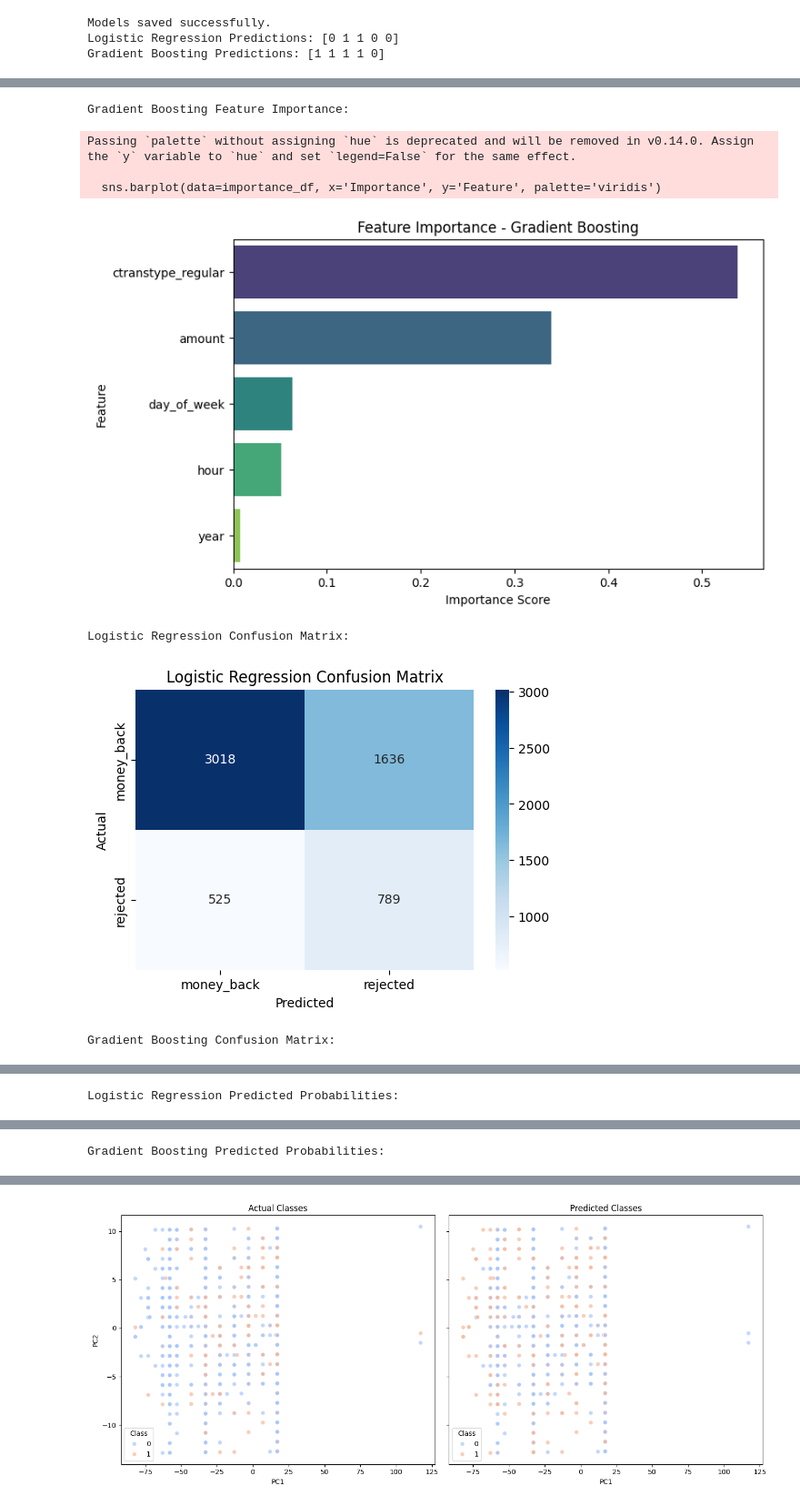
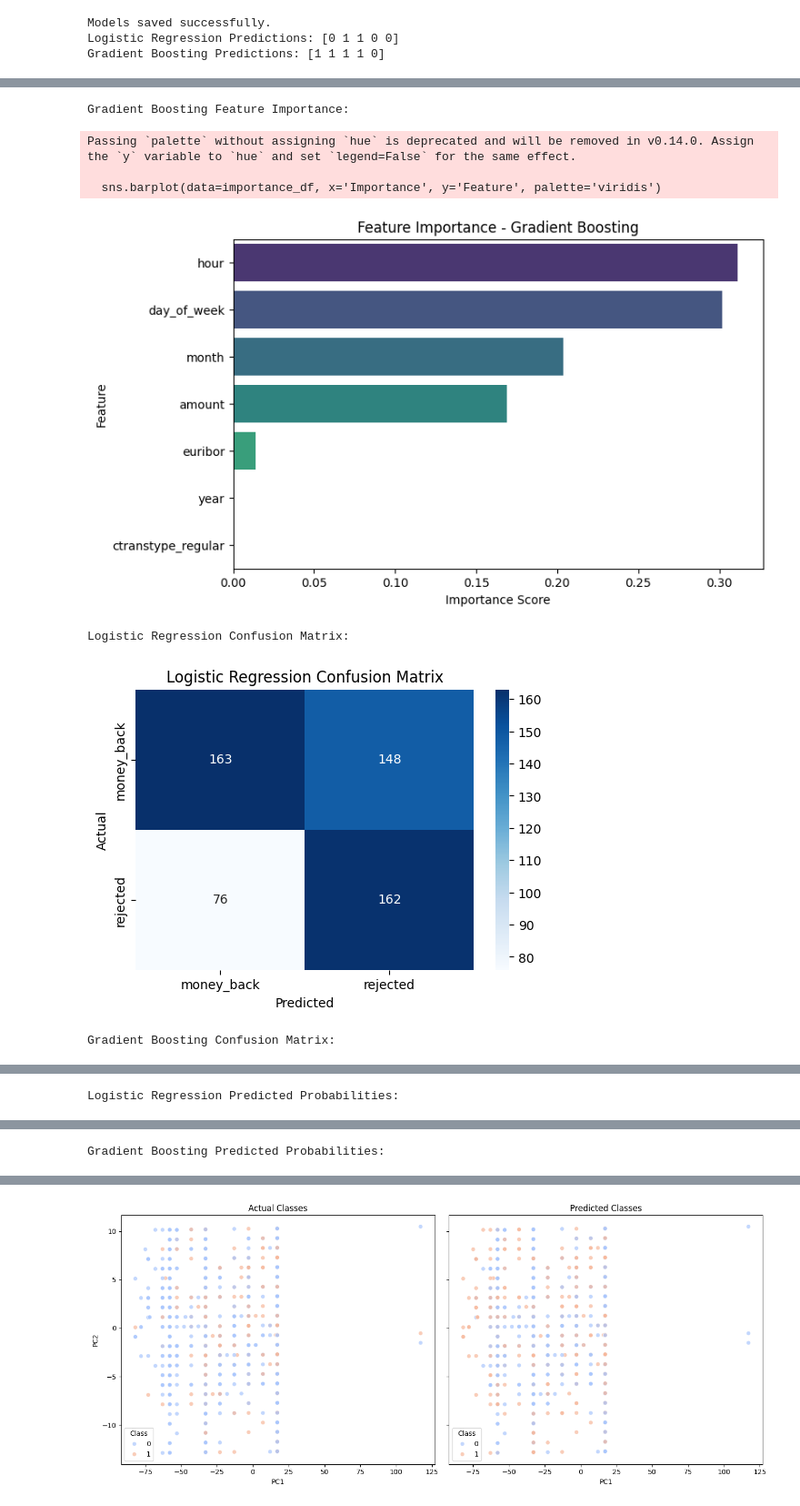
Before and after one commit to DataScience-UOC-projects/monayvi, a Jupyter notebook: notebooks/10-logistic-regression.ipynb, the cells around one changed output, grey strips where cells are left out. Shown at 91% size. Saved outputs shown, nothing was run; the diff lists cells and outputs as text; code cells hidden in the pictures.

Commit message:
euribor

```diff
--- a/notebooks/10-logistic-regression.ipynb
+++ b/notebooks/10-logistic-regression.ipynb
@@ -434,0 +434,9 @@ cash_df.head(10)
+# %%
+euribor_df = pd.read_csv("../data/euribor.csv", index_col=None)
+euribor_df['euribor'] = (
+    euribor_df['euribor']
+    .str.replace('%', '', regex=False)  # Remove the '%' symbol
+    .str.replace(',', '.', regex=False)  # Replace ',' with '.'
+    .astype(float) / 100  # Convert to float and divide by 100
+)
+euribor_df
@@ -434,0 +461,14 @@ cash_df.head(10)
+# %%
+euribor_df['date'] = pd.to_datetime(euribor_df['date'])
+euribor_df['year'] = euribor_df['date'].dt.year.astype(int)
+euribor_df['month'] = euribor_df['date'].dt.month.astype(int)
+cash_df['year'] = cash_df['year'].astype(int)
+cash_df['month'] = cash_df['month'].astype(int)
+
+# Merge df1 with the relevant columns of df2 based on 'year' and 'month'
+df_merged = pd.merge(cash_df, euribor_df[['year', 'month', 'euribor']], on=['year', 'month'], how='right')
+
+df_cleaned = df_merged.dropna()
+df_cleaned
+cash_df = df_cleaned
+cash_df
@@ -622,6 +676,9 @@ y_train
 import matplotlib.pyplot as plt
 import seaborn as sns
 import numpy as np
+
+logistic_best = logistic_model
+gb_best = gb_model
 
 # Logistic Regression: Feature Importance
 def plot_logistic_regression_importance(model, feature_names):
@@ -704,8 +761,8 @@ Passing `palette` without assigning `hue` is deprecated and will be removed in v
 Gradient Boosting Feature Importance:
 Passing `palette` without assigning `hue` is deprecated and will be removed in v0.14.0. Assign the `y` variable to `hue` and set `legend=False` for the same effect.
 
   sns.barplot(data=importance_df, x='Importance', y='Feature', palette='viridis')
-[figure, old version]
+[figure, new version]
 Logistic Regression Confusion Matrix:
-[figure, old version]
+[figure, new version]
 Gradient Boosting Confusion Matrix:
```
Also changed, not shown: parts of 11 cells of this notebook.
